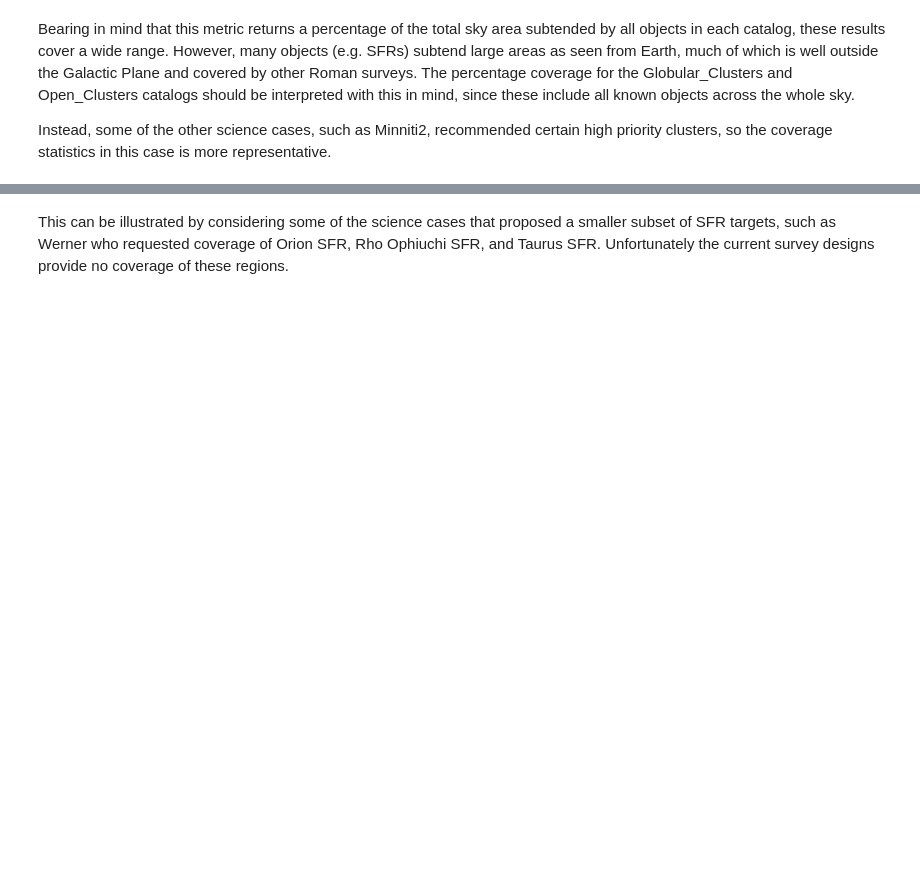
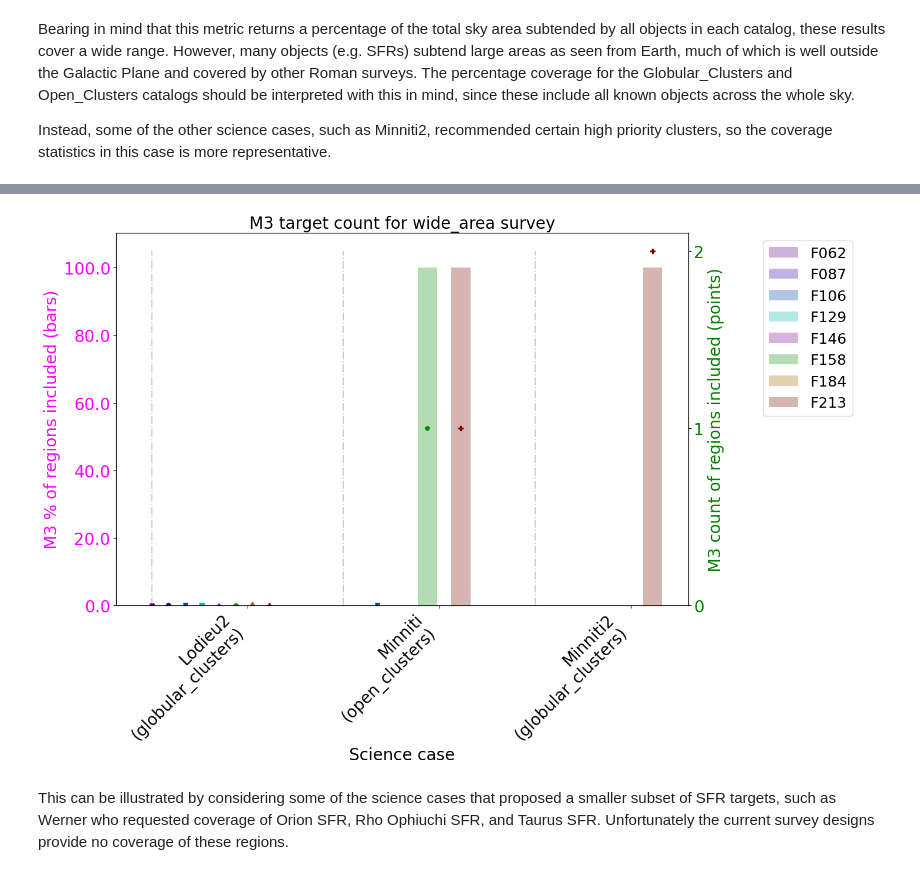
Before and after one commit to rachel3834/rgps, a Jupyter notebook: notebooks/M3_metric_analysis.ipynb, the cells around one changed output, grey strips where cells are left out. Cells and saved outputs as stored; diff of their text form; code cells hidden in the pictures; blank space fills up the shorter version.

```diff
--- a/notebooks/M3_metric_analysis.ipynb
+++ b/notebooks/M3_metric_analysis.ipynb
@@ -179,0 +286,6 @@ Instead, some of the other science cases, such as Minniti2, recommended certain
+# %%
+# Load the M3 metric results calculated for the entire known catalogs of the different types of object
+m3_results_file = path.join(getcwd(), '..', 'metric_results', 'M3_extended_region_count_open_clusters_results.txt')
+
+m3_results1 = Table.read(m3_results_file, format='ascii')
+m3_results1
@@ -179,0 +308,6 @@ Instead, some of the other science cases, such as Minniti2, recommended certain
+# %%
+# Load the M3 metric results calculated for the entire known catalogs of the different types of object
+m3_results_file = path.join(getcwd(), '..', 'metric_results', 'M3_extended_region_count_globular_clusters_results.txt')
+
+m3_results2 = Table.read(m3_results_file, format='ascii')
+m3_results2
@@ -179,0 +334,12 @@ Instead, some of the other science cases, such as Minniti2, recommended certain
+# %%
+m3_results = vstack([m3_results1, m3_results2])
+
+# Exclude rows which represent the full cluster catalogs
+rows = []
+for entry in m3_results:
+    if entry['Science_case'] not in ['Globular_Clusters', 'Open_Clusters']:
+        rows.append(entry)
+
+m3_results = Table(rows=rows, names=m3_results.colnames)
+
+m3_results
@@ -180,2 +366,8 @@ Instead, some of the other science cases, such as Minniti2, recommended certain
+# %%
+survey_name = 'selected_clusters_wide_area'
+plot_name = 'm3_results_' + survey_name + '.png'
+plot_m3_per_strategy(m3_results, sim_config, 'wide_area', plot_name)
+# %% [output]
+[figure, added]
 # %% [markdown]
 This can be illustrated by considering some of the science cases that proposed a smaller subset of SFR targets, such as Werner who requested coverage of Orion SFR, Rho Ophiuchi SFR, and Taurus SFR.  Unfortunately the current survey designs provide no coverage of these regions.
```
Also changed, not shown: parts of 11 cells of this notebook, 13 other files.
